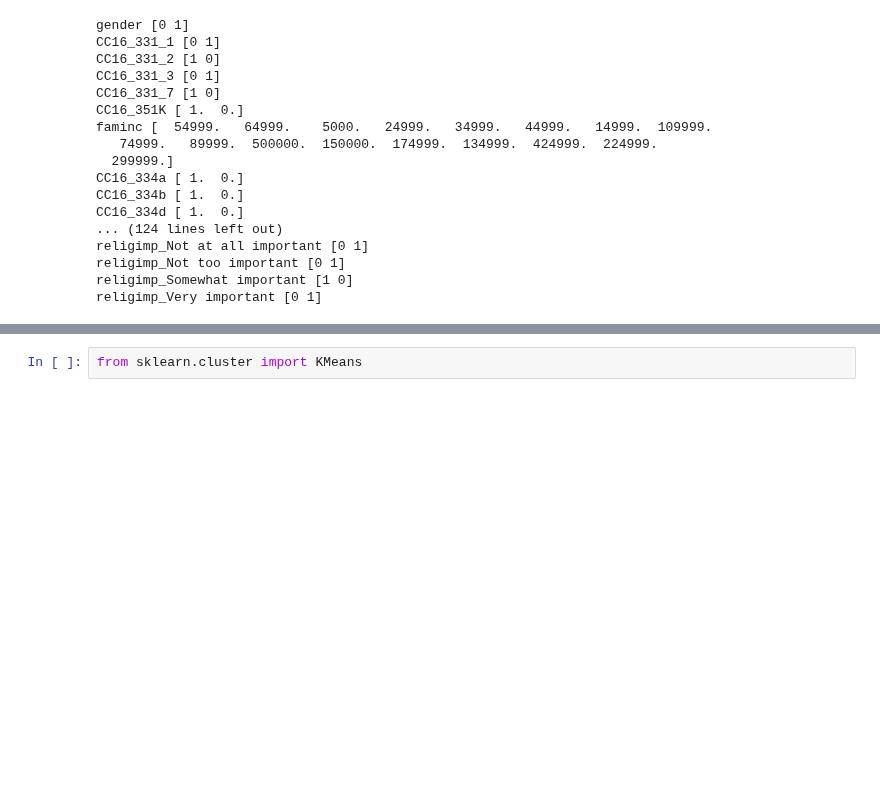
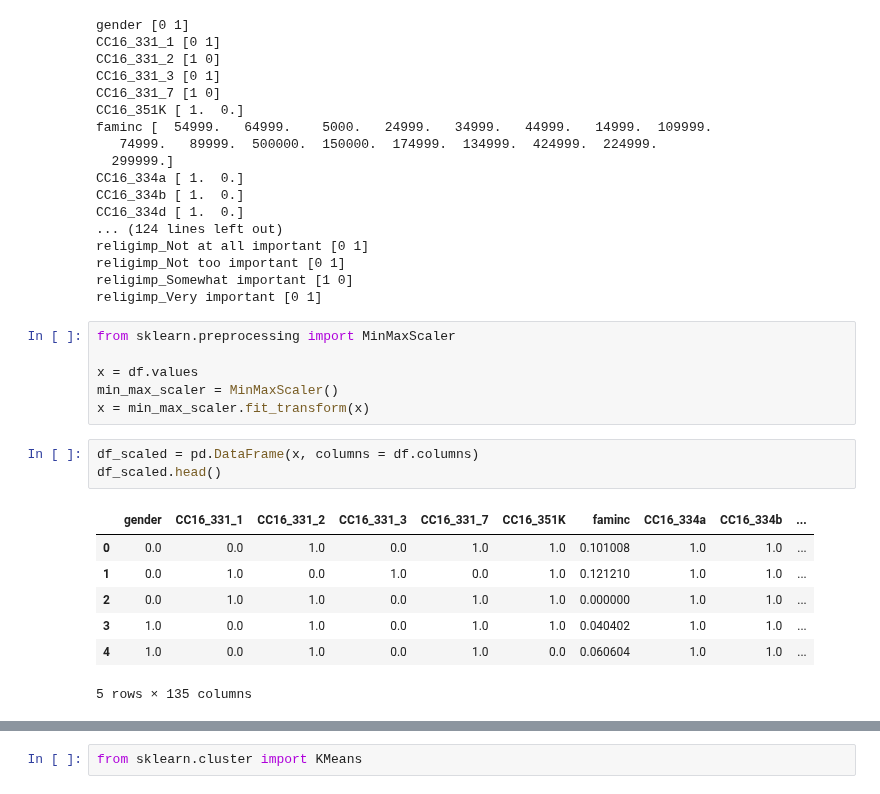
Before and after one commit to joshyou/springboard, a Jupyter notebook: Project 2/clustering.ipynb, the cells around one changed output, grey strips where cells are left out. Saved outputs shown, nothing was run; the diff lists cells and outputs as text; blank space fills up the shorter version.

```diff
--- a/Project 2/clustering.ipynb
+++ b/Project 2/clustering.ipynb
@@ -79,3 +81,20 @@ religimp_Not at all important [0 1]
 religimp_Not too important [0 1]
 religimp_Somewhat important [1 0]
 religimp_Very important [0 1]
+# %%
+from sklearn.preprocessing import MinMaxScaler
+
+x = df.values
+min_max_scaler = MinMaxScaler()
+x = min_max_scaler.fit_transform(x)
+# %%
+df_scaled = pd.DataFrame(x, columns = df.columns)
+df_scaled.head()
+# %% [output]
+|  | gender | CC16_331_1 | CC16_331_2 | CC16_331_3 | CC16_331_7 | CC16_351K | faminc | CC16_334a | CC16_334b | ... |
+| 0 | 0.0 | 0.0 | 1.0 | 0.0 | 1.0 | 1.0 | 0.101008 | 1.0 | 1.0 | ... |
+| 1 | 0.0 | 1.0 | 0.0 | 1.0 | 0.0 | 1.0 | 0.121210 | 1.0 | 1.0 | ... |
+| 2 | 0.0 | 1.0 | 1.0 | 0.0 | 1.0 | 1.0 | 0.000000 | 1.0 | 1.0 | ... |
+| 3 | 1.0 | 0.0 | 1.0 | 0.0 | 1.0 | 1.0 | 0.040402 | 1.0 | 1.0 | ... |
+| 4 | 1.0 | 0.0 | 1.0 | 0.0 | 1.0 | 0.0 | 0.060604 | 1.0 | 1.0 | ... |
+5 rows × 135 columns
```
Also changed, not shown: parts of 10 cells of this notebook.
